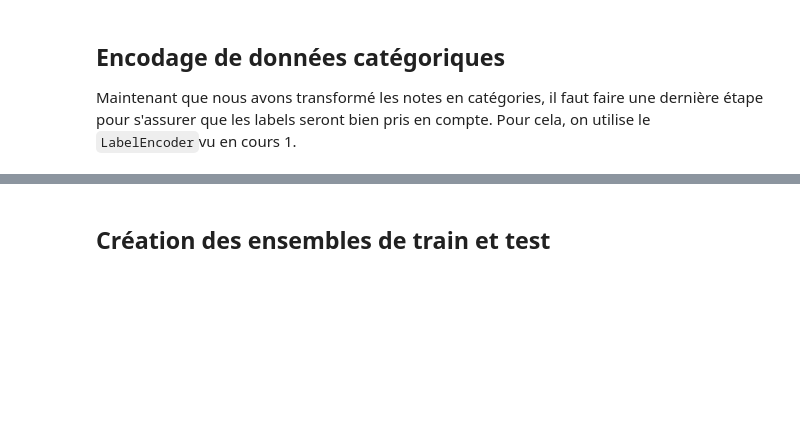
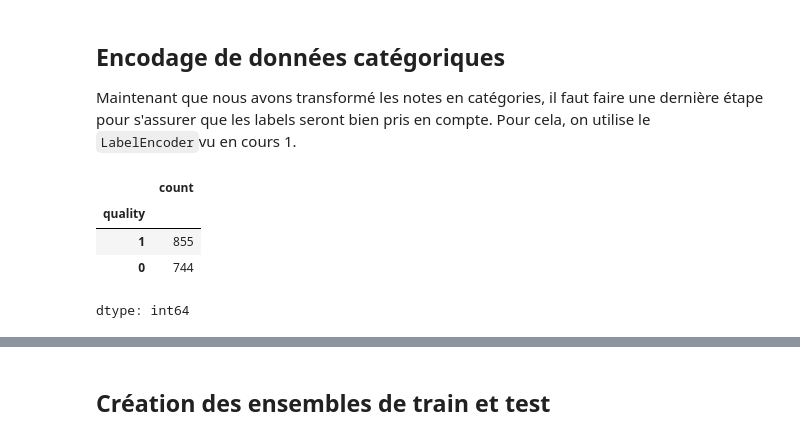
Before and after one commit to Wej28C/Introduction_Artificial_intelligence_CHPS704, a Jupyter notebook: TP2/TP2.1-Qualité du vin.ipynb, the cells around one changed output, grey strips where cells are left out. Cells and saved outputs as stored; diff of their text form; code cells hidden in the pictures; blank space fills up the shorter version.

```diff
--- a/TP2/TP2.1-Qualité du vin.ipynb
+++ b/TP2/TP2.1-Qualité du vin.ipynb
@@ -258,8 +264,14 @@ sns.pairplot(data)
 #Suppression des colonnes inutiles de l'ensemble de données
 # Comme nous l'avons vu, l'acidité fixe, le dioxyde de soufre libre, les le sucre et le pH sont très peu liés à la
 # qualité, donc même si nous supprimons ces colonnes, la précision ne sera pas tellement affectée.
+actual_columns = data.columns.tolist()
+print(f"Actual columns: {actual_columns}")
+columns_to_drop = ['fixed acidity', 'residual sugar', 'free sulfur dioxide', 'pH']
 
-data = data.drop(['fixed acidity', 'residual sugar', 'free sulfur dioxide', 'pH'], axis = 1)
+columns_to_drop = [col for col in columns_to_drop if col in actual_columns]
+data = data.drop(columns= columns_to_drop, axis=1)
+
+#data = data.drop(['fixed acidity', 'residual sugar', 'free sulfur dioxide', 'pH'], axis = 1)
 
 # checking the shape of the dataset
-#print(data.shape)
+print(data.shape)
@@ -293,10 +334,16 @@ Maintenant que nous avons transformé les notes en catégories, il faut faire un
 # %%
 from sklearn.preprocessing import LabelEncoder
 
 le = LabelEncoder()
 
 data['quality'] = le.fit_transform(data['quality'])
 
-data['quality'].value_counts
+data['quality'].value_counts()
+# %% [output]
+|  | count |
+| quality |  |
+| 1 | 855 |
+| 0 | 744 |
+dtype: int64
 # %%
 sns.countplot(data, x="quality")
```
Also changed, not shown: parts of 13 cells of this notebook.
